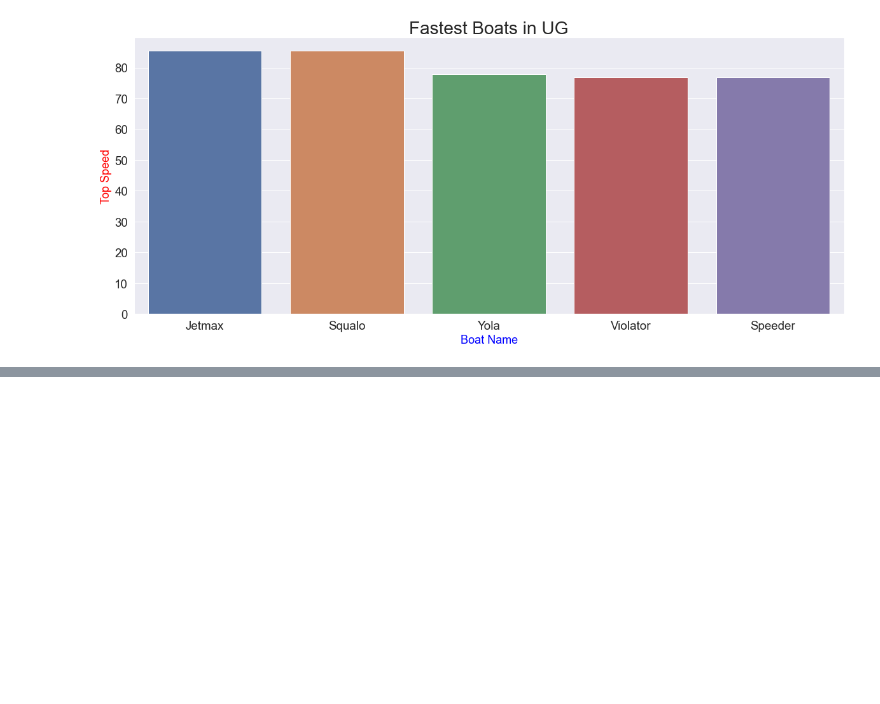
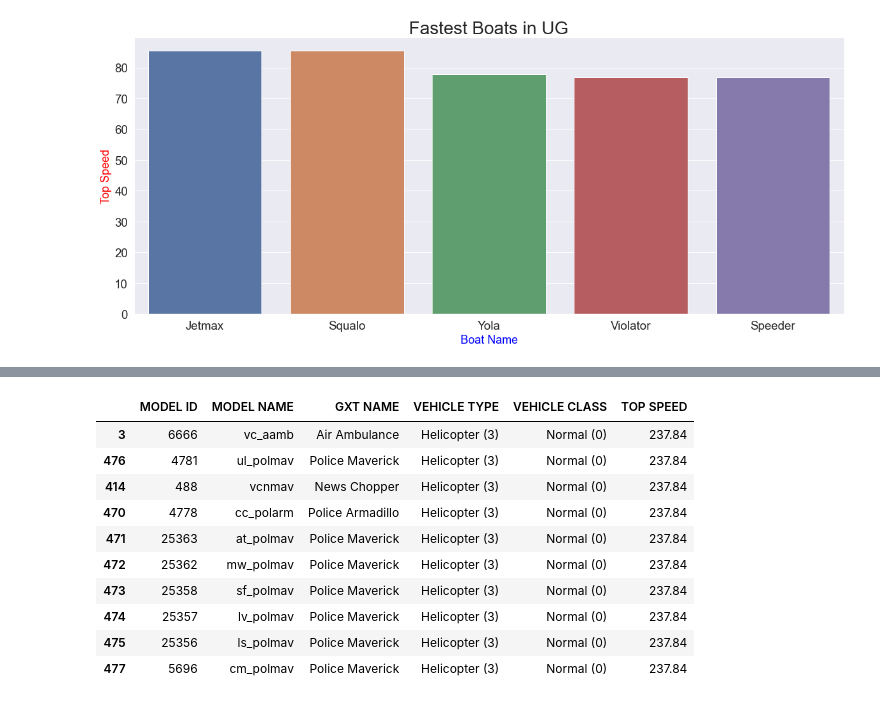
Before and after one commit to RzDat/ug-database, a Jupyter notebook: analytics/top-speed.ipynb, the cells around one changed output, grey strips where cells are left out. Saved outputs shown, nothing was run; the diff lists cells and outputs as text; code cells hidden in the pictures; blank space fills up the shorter version.

```diff
--- a/analytics/top-speed.ipynb
+++ b/analytics/top-speed.ipynb
@@ -285,0 +336,17 @@ plt.show()
+# %%
+fastest_helicopters = helicopters.sort_values("TOP SPEED", ascending = False).head(10)
+# %%
+##All helis are literally the same speed lol
+fastest_helicopters
+# %% [output]
+|  | MODEL ID | MODEL NAME | GXT NAME | VEHICLE TYPE | VEHICLE CLASS | TOP SPEED |
+| 3 | 6666 | vc_aamb | Air Ambulance | Helicopter (3) | Normal (0) | 237.84 |
+| 476 | 4781 | ul_polmav | Police Maverick | Helicopter (3) | Normal (0) | 237.84 |
+| 414 | 488 | vcnmav | News Chopper | Helicopter (3) | Normal (0) | 237.84 |
+| 470 | 4778 | cc_polarm | Police Armadillo | Helicopter (3) | Normal (0) | 237.84 |
+| 471 | 25363 | at_polmav | Police Maverick | Helicopter (3) | Normal (0) | 237.84 |
+| 472 | 25362 | mw_polmav | Police Maverick | Helicopter (3) | Normal (0) | 237.84 |
+| 473 | 25358 | sf_polmav | Police Maverick | Helicopter (3) | Normal (0) | 237.84 |
+| 474 | 25357 | lv_polmav | Police Maverick | Helicopter (3) | Normal (0) | 237.84 |
+| 475 | 25356 | ls_polmav | Police Maverick | Helicopter (3) | Normal (0) | 237.84 |
+| 477 | 5696 | cm_polmav | Police Maverick | Helicopter (3) | Normal (0) | 237.84 |
```
Also changed, not shown: parts of 9 cells of this notebook.
